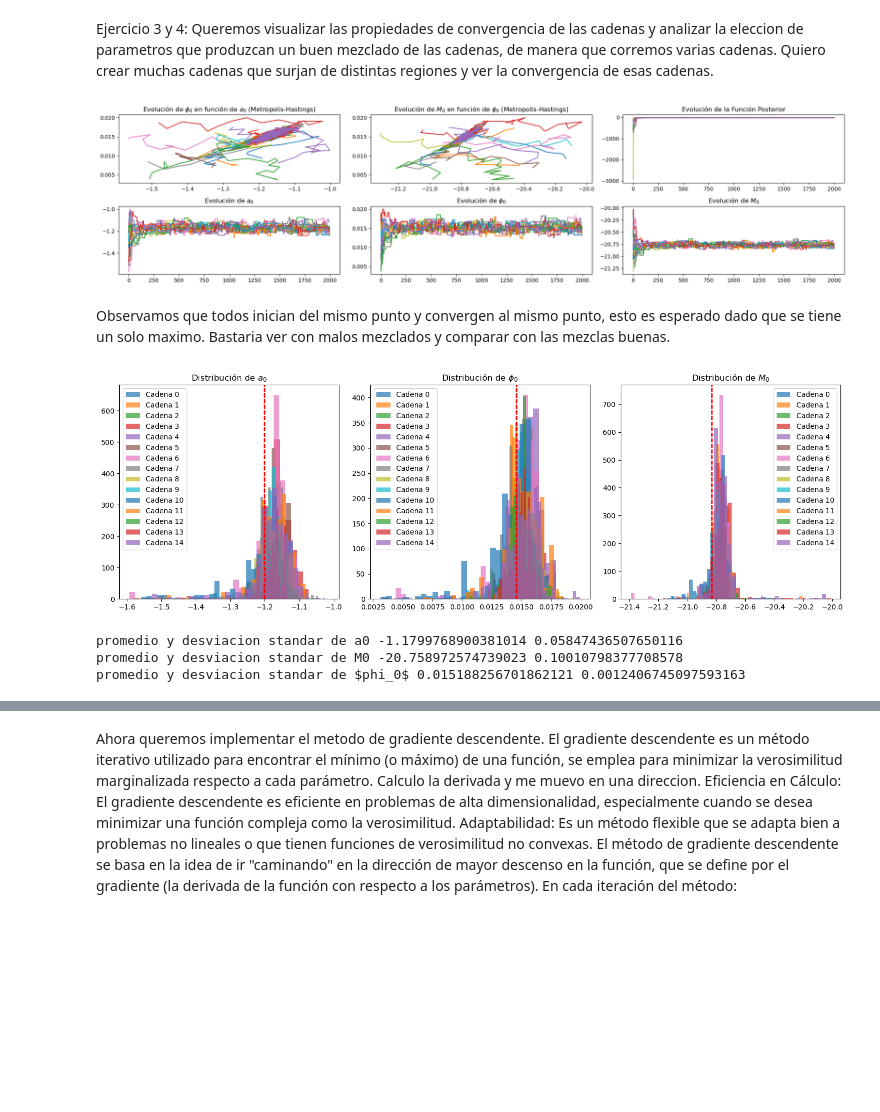
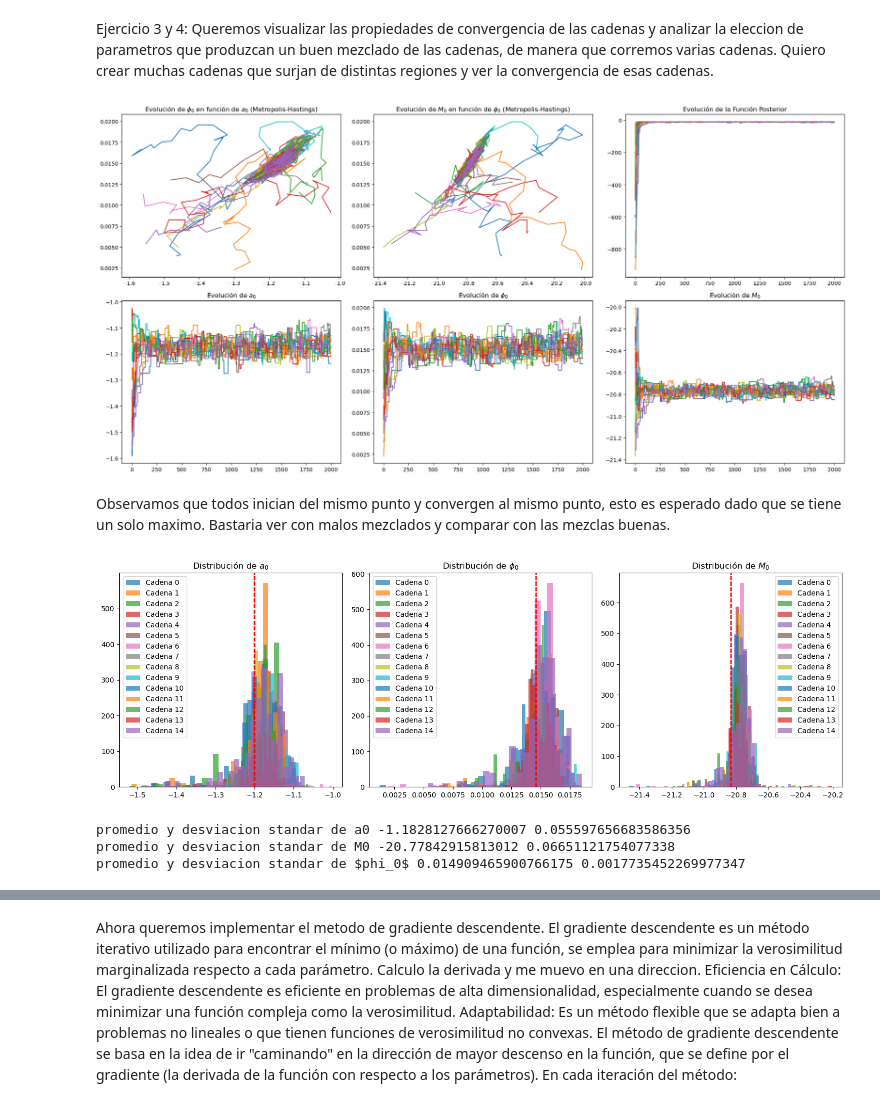
Before and after one commit to Cami-hormaeche/Astrometria2024, a Jupyter notebook: practico4/practico4-nueva.ipynb, the cells around one changed output, grey strips where cells are left out. Drawn from its saved outputs; the diff is of its cells as text; code cells hidden in the pictures; blank space fills up the shorter version.

```diff
--- a/practico4/practico4-nueva.ipynb
+++ b/practico4/practico4-nueva.ipynb
@@ -362,41 +363,43 @@ Queremos visualizar las propiedades de convergencia de las cadenas y analizar la
 Quiero crear muchas cadenas que surjan de distintas regiones y ver la convergencia de esas cadenas.
 # %%
 #Generamos aleatoriamente parametros para construir la cadena, teniendo en cuenta los parametros iniciales
-fig, axs = plt.subplots(2,3,figsize=(20, 5))
+fig, axs = plt.subplots(2,3,figsize=(20, 10))
 
 N=15
 for i in range(N):
     a0=np.random.uniform(alim[0],alim[1])
     phi0=np.random.uniform(phi0lim[0],phi0lim[1])
     M0=np.random.uniform(M0lim[0],M0lim[1])
     a0_lista, M0_lista, phi0_lista, posteriores = metropolis_hasting(
     y=datos['PHI'], M=datos['MAG'], phi0=phi0, a0=a0, M0=M0,
     sigma=sigma, phi0lim=phi0lim, M0lim=M0lim, alim=alim, N_iter=2000
     )
     # Graficar phi0 vs a0
     axs[0,0].plot(a0_lista, phi0_lista, label=f'cadena_{i}')
     axs[0,1].plot(M0_lista, phi0_lista, label=f'cadena_{i}')
     axs[0,2].plot(posteriores, label="Función Posterior")
     axs[1,0].plot(a0_lista)
     axs[1,1].plot(phi0_lista)
     axs[1,2].plot(M0_lista)
 
 axs[0, 0].set_title(r'Evolución de $\phi_0$ en función de $a_0$ (Metropolis-Hastings)')
 axs[0, 1].set_title(r'Evolución de $M_0$ en función de $\phi_0$ (Metropolis-Hastings)')
 axs[0, 2].set_title('Evolución de la Función Posterior')
 axs[1, 0].set_title(r'Evolución de $a_0$')
 axs[1, 1].set_title(r'Evolución de $\phi_0$')
 axs[1, 2].set_title(r'Evolución de $M_0$')
+
 # Ajustar el espacio entre las subgráficas
 plt.tight_layout()
+plt.show()
 # %% [output]
-[figure, old version]
+[figure, new version]
 # %% [markdown]
 Observamos que todos inician del mismo punto y convergen al mismo punto, esto es esperado dado que se tiene un solo maximo.
 Bastaria ver con malos mezclados y comparar con las mezclas buenas.
 # %%
 # Crear una figura con una cuadrícula de subgráficas
-fig, axs = plt.subplots(1, 3, figsize=(15, 5))  # 1 fila, 3 columnas
+fig, axs = plt.subplots(1, 3, figsize=(15, 5))  # 1 fila con 3 columnas
 
 # Valores promedio para las líneas verticales
 phi0_verdadero = 1.46e-2
@@ -446,9 +449,9 @@ print('promedio y desviacion standar de a0', promedio_a0, D_s_a0)
 print('promedio y desviacion standar de M0', promedio_M0, D_s_M0)
 print('promedio y desviacion standar de $phi_0$', promedio_phi0, D_s_phi0)
 # %% [output]
-[figure, old version]
+[figure, new version]
-promedio y desviacion standar de a0 -1.1799768900381014 0.05847436507650116
-promedio y desviacion standar de M0 -20.758972574739023 0.10010798377708578
-promedio y desviacion standar de $phi_0$ 0.015188256701862121 0.0012406745097593163
+promedio y desviacion standar de a0 -1.1828127666270007 0.055597656683586356
+promedio y desviacion standar de M0 -20.77842915813012 0.06651121754077338
+promedio y desviacion standar de $phi_0$ 0.014909465900766175 0.0017735452269977347
 # %%
 # Crear una figura con una cuadrícula de subgráficas
```
Also changed, not shown: parts of 10 cells of this notebook.
